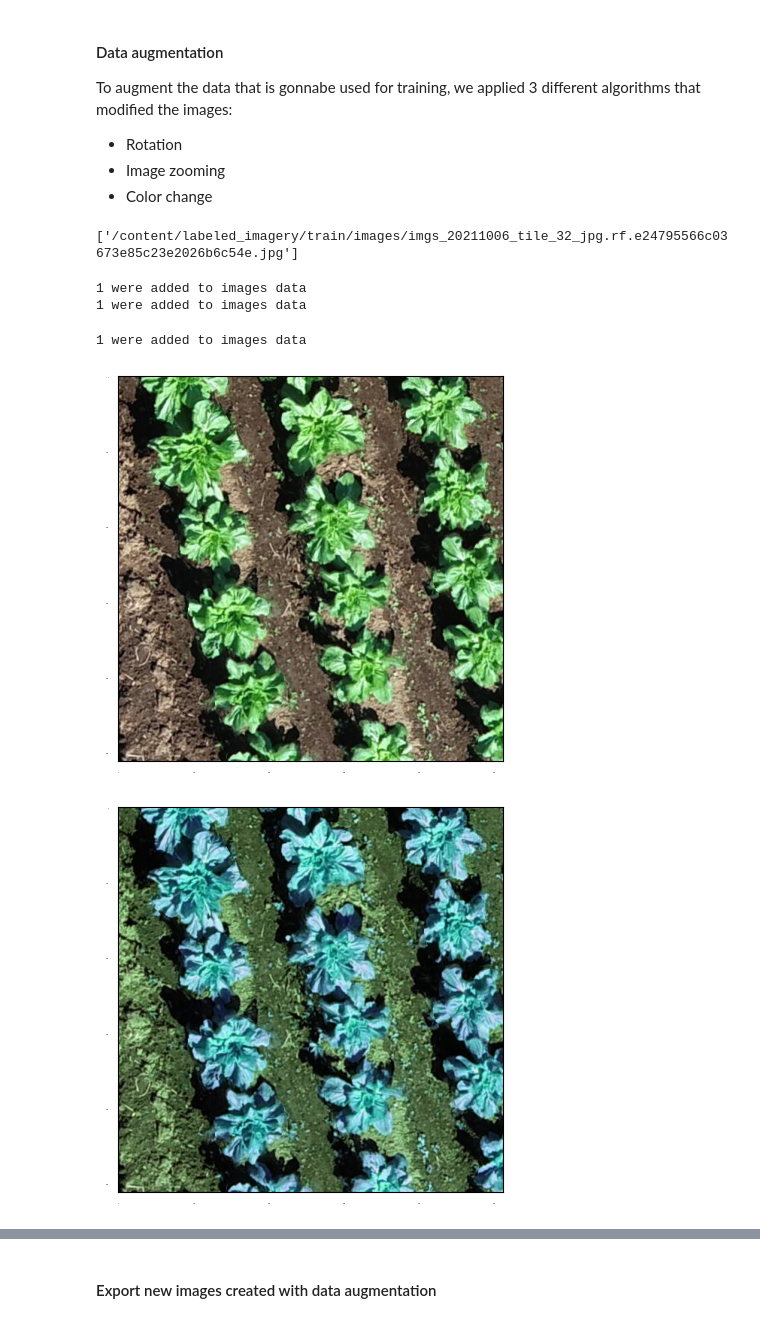
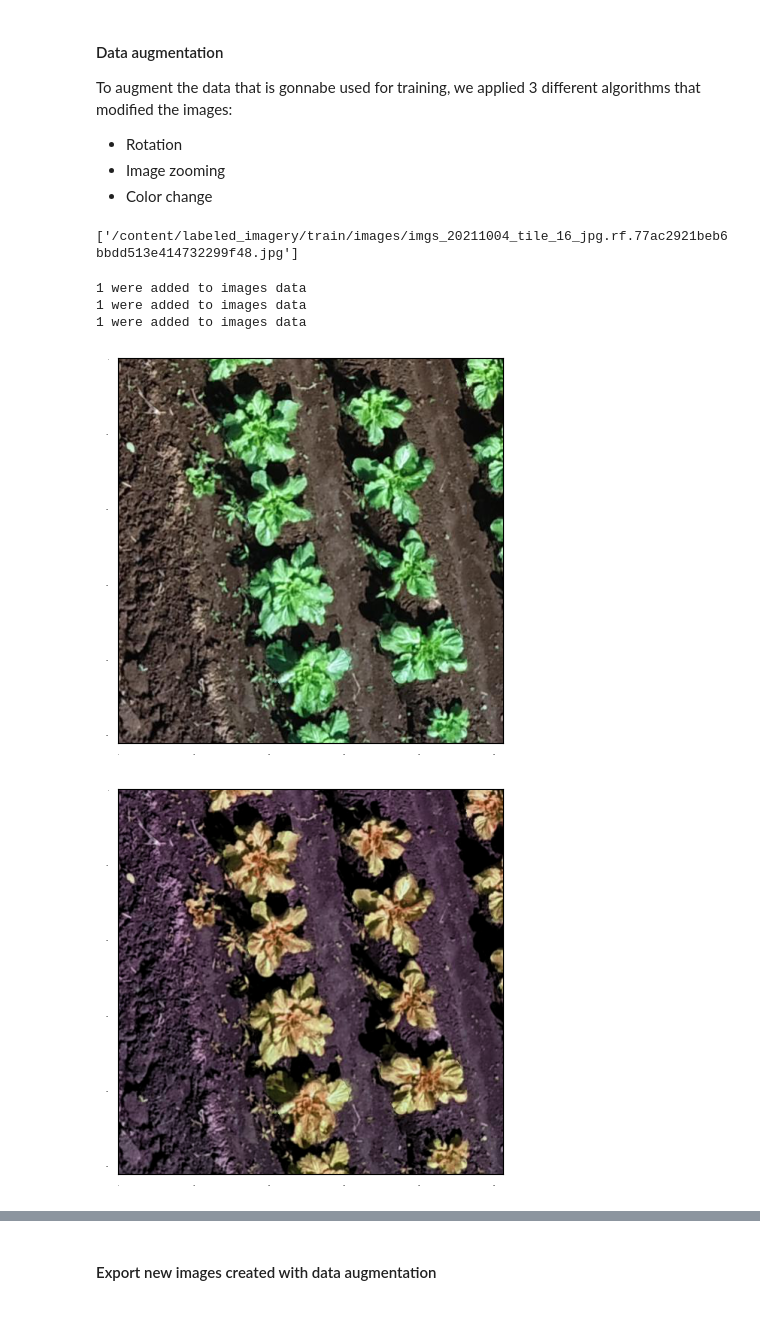
Before and after one commit to anaguilarar/CC_Weight_Prediction, a Jupyter notebook: 1_Individual_plant_detection_YOLO_training.ipynb, the cells around one changed output, grey strips where cells are left out. Cells and saved outputs as stored; diff of their text form; code cells hidden in the pictures.

```diff
--- a/1_Individual_plant_detection_YOLO_training.ipynb
+++ b/1_Individual_plant_detection_YOLO_training.ipynb
@@ -273,25 +280,25 @@ To augment the data that is gonnabe used for training, we applied 3 different al
 # %%
 ## output folder
 
 outputfolder = '/content/yolo_imagery'
 if not os.path.exists(outputfolder):
   os.mkdir(outputfolder)
 
 imgs_datatraining = ImageData(RAWIMAGESPATH,
-                              id_image=20)
+                              id_image=28)
 
 imgs_datatraining.aug_change_hsv(['raw'], hue_shift = list(range(-50,50,5)), sat_shift = list(range(-25,25,5)), val_shift = list(range(-25,25,5)))
 imgs_datatraining.aug_rotate_image(['raw'], angle = list(range(-265,270,90)))
 imgs_datatraining.aug_expand_image(['raw'],ratio = list(range(-14,0,7)))
 iddata = 0
 imgs_datatraining.plot_image(iddata,sourcetype='raw', add_label=True, figsize=(5,5))
 imgs_datatraining.plot_image(iddata,sourcetype='hsv', add_label=True, figsize=(5,5))
 imgs_datatraining.plot_image(iddata,sourcetype='rotate', add_label=True, figsize=(5,5))
 imgs_datatraining.plot_image(iddata,sourcetype='expand', add_label=True, figsize=(5,5))
 # %% [output]
-['/content/labeled_imagery/train/images/imgs_20211006_tile_32_jpg.rf.e24795566c03673e85c23e2026b6c54e.jpg']
+['/content/labeled_imagery/train/images/imgs_20211004_tile_16_jpg.rf.77ac2921beb6bbdd513e414732299f48.jpg']
 1 were added to images data
 1 were added to images data
+1 were added to images data
-1 were added to images data
-[figure, old version]
+[figure, new version]
-[figure, old version]
+[figure, new version]
```
Also changed, not shown: parts of 17 cells of this notebook.
